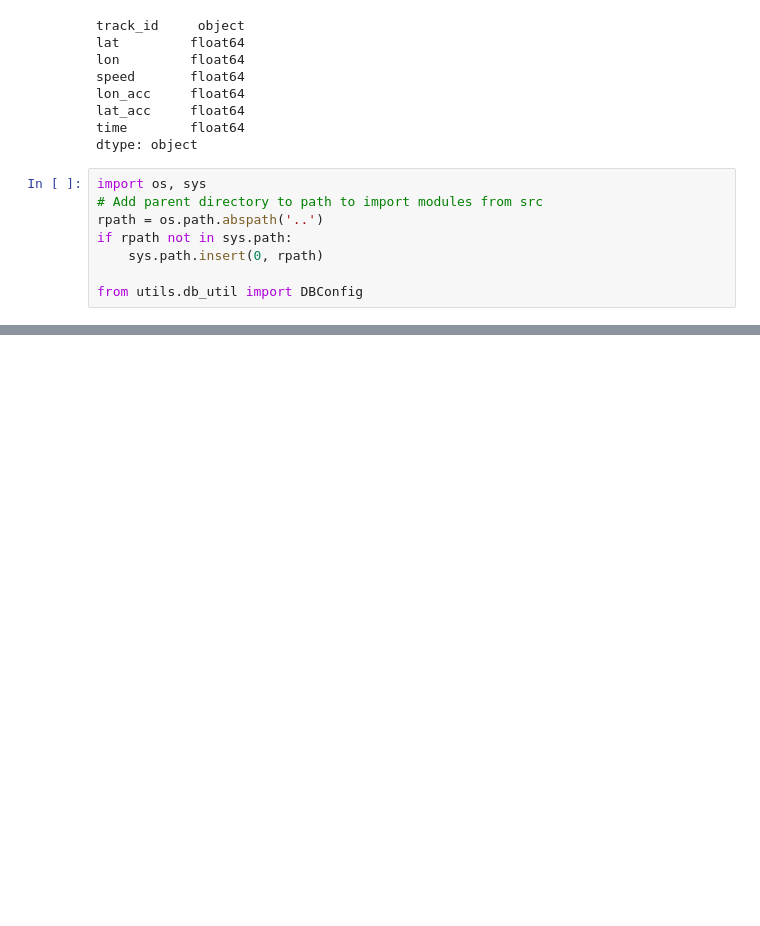
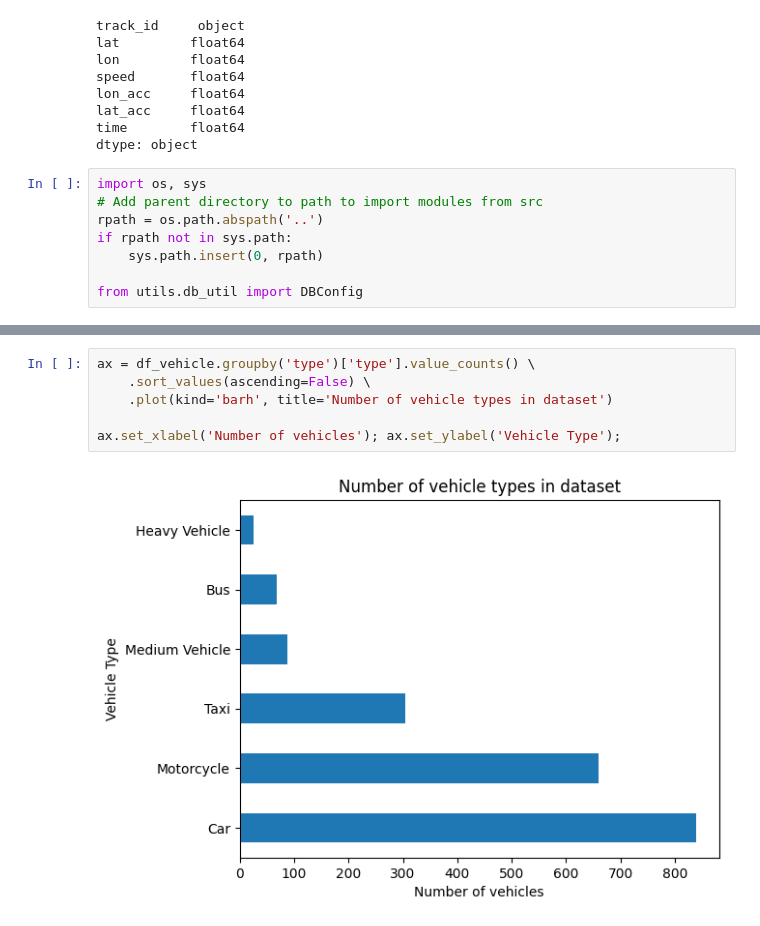
Before and after one commit to mistir-nigusse/pNEUMA_Traffic_data_warehouse, a Jupyter notebook: notebooks/eda_analysis.ipynb, the cells around one changed output, grey strips where cells are left out. Cells and saved outputs as stored; diff of their text form; blank space fills up the shorter version.

```diff
--- a/notebooks/eda_analysis.ipynb
+++ b/notebooks/eda_analysis.ipynb
@@ -143,0 +200,8 @@ from utils.db_util import DBConfig
+# %%
+ax = df_vehicle.groupby('type')['type'].value_counts() \
+    .sort_values(ascending=False) \
+    .plot(kind='barh', title='Number of vehicle types in dataset')
+
+ax.set_xlabel('Number of vehicles'); ax.set_ylabel('Vehicle Type');
+# %% [output]
+[figure, added]
```
Also changed, not shown: parts of 8 cells of this notebook, 14 other files.
